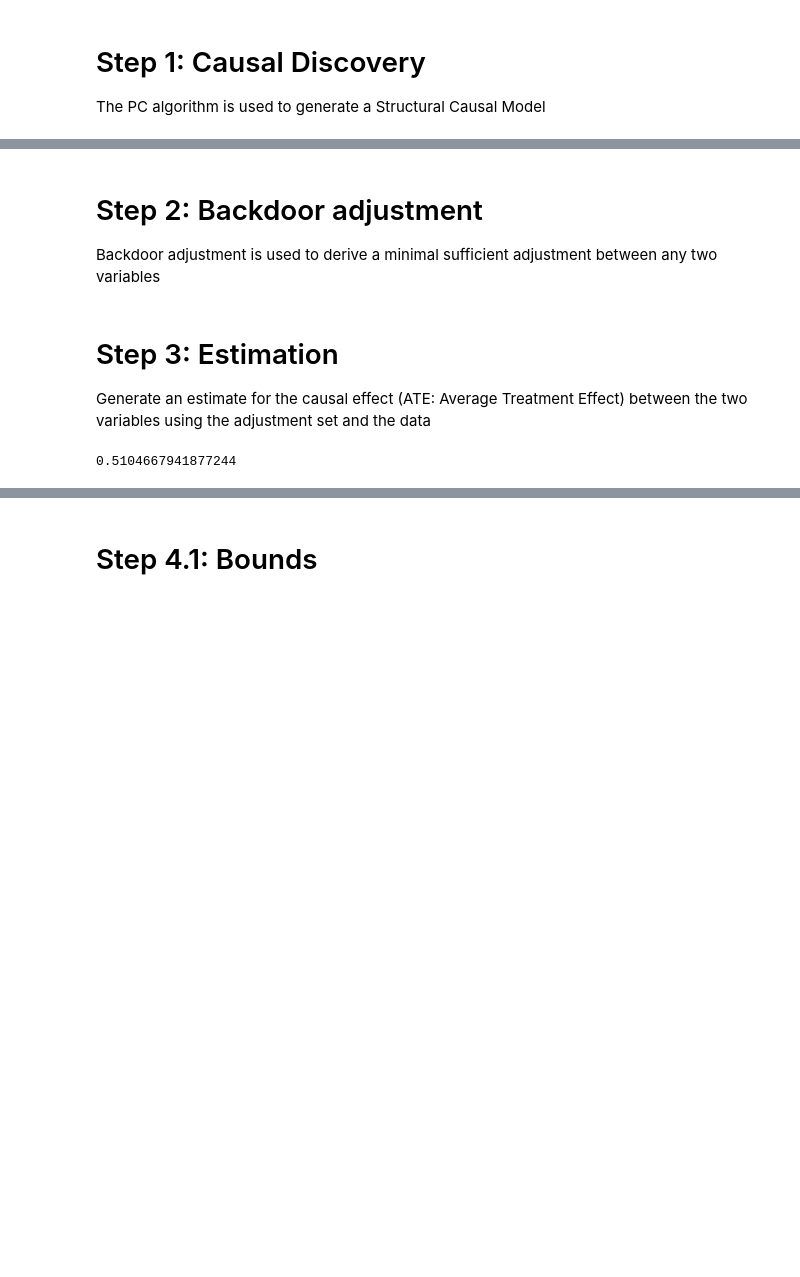
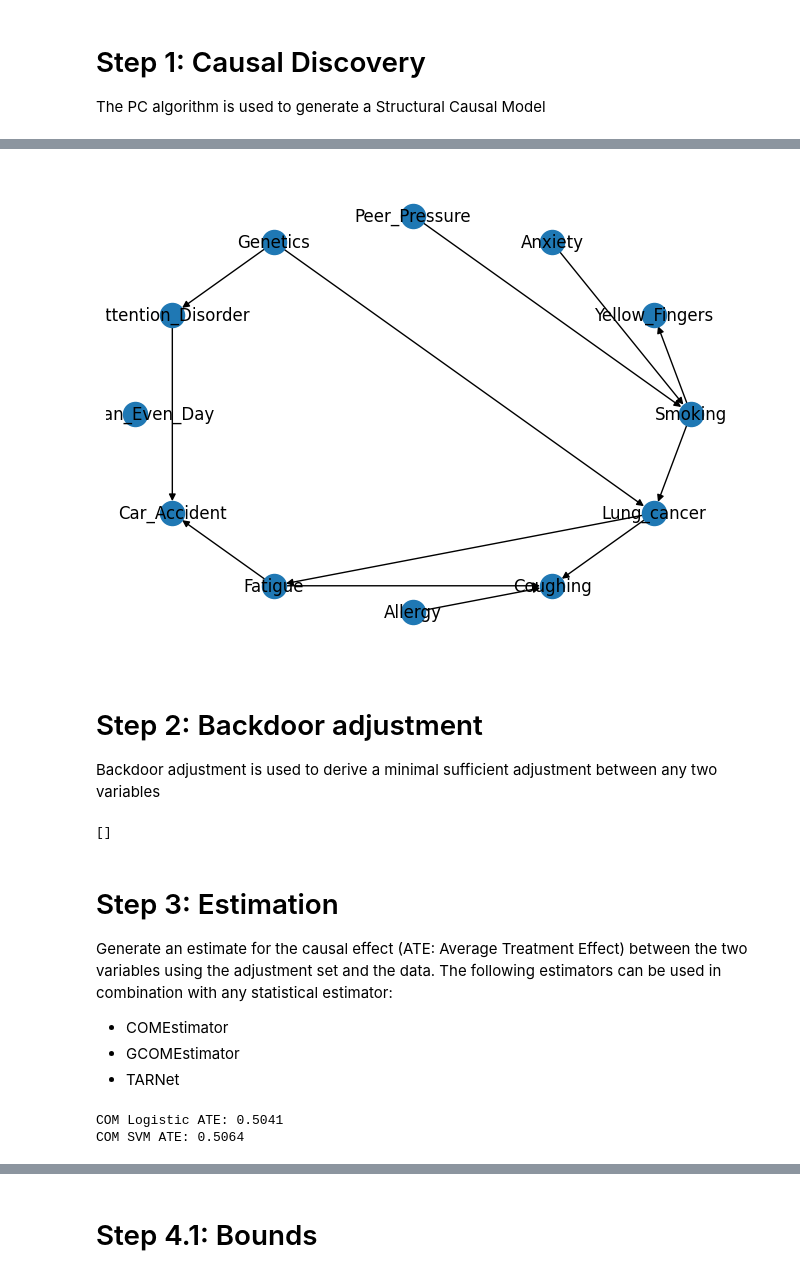
Before and after one commit to MRSAIL-Mini-Robotics-Software-AI-Lab/Why, a Jupyter notebook: lucas.ipynb, the cells around one changed output, grey strips where cells are left out. Drawn from its saved outputs; the diff is of its cells as text; code cells hidden in the pictures; blank space fills up the shorter version.

```diff
--- a/lucas.ipynb
+++ b/lucas.ipynb
@@ -30,19 +36,60 @@ graph.remove_edge("Car_Accident", "Attention_Disorder")
+# %%
+# Manually
+ui = why.CausalDiscovery.UIOrientEdges(graph)
+ograph = ui.orient_edges()
+# %% [output]
+[figure, added]
 # %% [markdown]
 # Step 2: Backdoor adjustment
 Backdoor adjustment is used to derive a minimal sufficient adjustment between any two variables
 # %%
 treatment = "Smoking"
 outcome = "Lung_cancer"
-adjustor = BackdoorAdjustment(graph)
+adjustor = why.BackdoorAdjustment(ograph)
 adjustment_sets = adjustor.get_all_backdoor_adjustment_set(treatment, outcome)
-# TODO: if no adjustment set is found -> No chains from treatment to outcomes
+if len(adjustment_sets) == 0:
+    print("No causal chain found between {} and {}".format(treatment, outcome))
 minimal_adjustment_set = list(adjustment_sets[0])
+minimal_adjustment_set
+# %% [output]
+[]
 # %% [markdown]
 # Step 3: Estimation
-Generate an estimate for the causal effect (ATE: Average Treatment Effect) between the two variables using the adjustment set and the data
+Generate an estimate for the causal effect (ATE: Average Treatment Effect) between the two variables using the adjustment set and the data. The following estimators can be used in combination with any statistical estimator:
+* COMEstimator
+* GCOMEstimator
+* TARNet
-# %%
-estimator = LinearRegressionATE(df)
-ate = estimator.estimate(treatment, outcome, minimal_adjustment_set)
-ate
-# %% [output]
-0.5104667941877244
+# %%
+# COMEstimator with LogisticRegression, SVM
+from sklearn.linear_model import LogisticRegression
+from sklearn.svm import SVC
+
+class LogisticModel: # The estimator must implement this interface to be used with COMEstimator
+    def __init__(self):
+        self.model = LogisticRegression()
+
+    def fit(self, X, y):
+        self.model.fit(X, y)
+
+    def predict(self, X):
+        return self.model.predict_proba(X)[:, 1]
+
+estimator = why.Estimation.COMEstimator(df, LogisticModel())
+com_logistic_ate = estimator.estimate(treatment, outcome, minimal_adjustment_set)
+print(f"COM Logistic ATE: {com_logistic_ate:.4f}")
+
+class SVMModel:
+    def __init__(self):
+        self.model = SVC(probability=True)
+
+    def fit(self, X, y):
+        self.model.fit(X, y)
+
+    def predict(self, X):
+        return self.model.predict_proba(X)[:, 1]
+estimator = why.Estimation.COMEstimator(df, SVMModel())
+com_svm_ate = estimator.estimate(treatment, outcome, minimal_adjustment_set)
+print(f"COM SVM ATE: {com_svm_ate:.4f}")
+# %% [output]
+COM Logistic ATE: 0.5041
+COM SVM ATE: 0.5064
```
Also changed, not shown: parts of 11 cells of this notebook.
